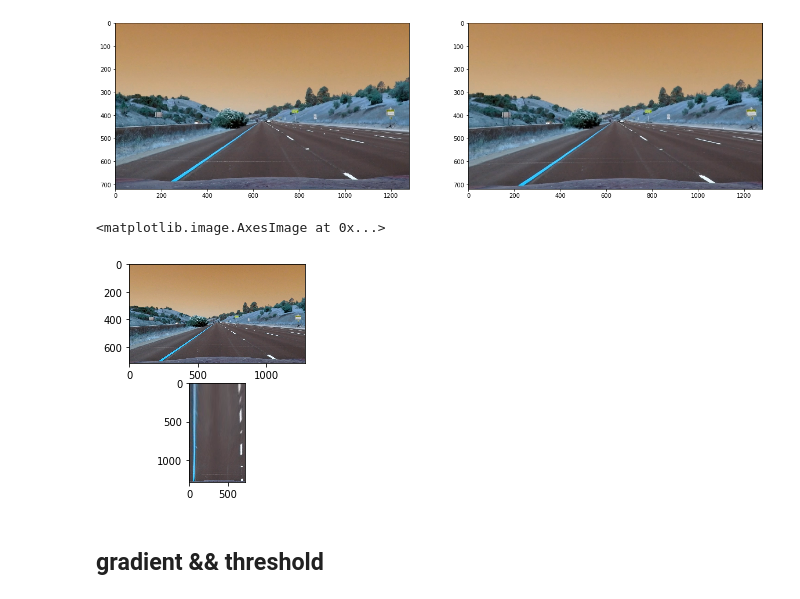
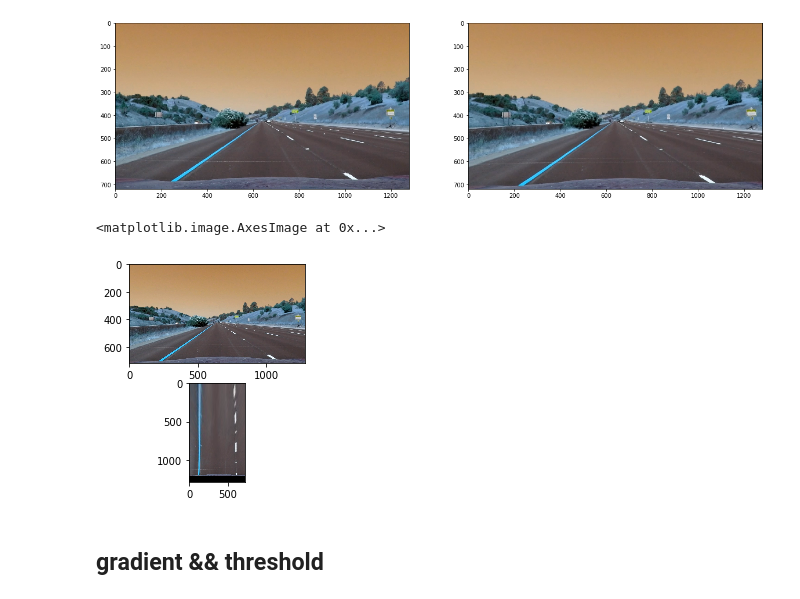
Before and after one commit to miaoyanlearningcode/CarND-Advanced-Lane-Lines, a Jupyter notebook: advanced_laneDetection.ipynb, the cells around one changed output. Cells and saved outputs as stored; diff of their text form; code cells hidden in the pictures.

```diff
--- a/advanced_laneDetection.ipynb
+++ b/advanced_laneDetection.ipynb
@@ -81,23 +81,25 @@ ax2.imshow(undist)
 # %%
 #perspective transf
 nx = 1280
 ny = 720
 
 img = cv2.imread(test_images[0])
 undistorted = cv2.undistort(img, mtx, dist, None, mtx)
 plt.subplot(211)
 plt.imshow(undistorted, cmap='gray')
 
 src = np.float32([[585,450],[695,450],[1160,ny],[120,ny]])
-dst = np.float32([[0,0],[ny,0],[ny, nx],[0,nx]])
+dst = np.float32([[80,80],[ny-80,80],[ny-80, nx-80],[80,nx-80]])
+# dst = np.float32([[0,0],[ny,0],[ny, nx],[0,nx]])
+
 M    = cv2.getPerspectiveTransform(src, dst)
 Minv = cv2.getPerspectiveTransform(dst, src)
 warped = cv2.warpPerspective(undistorted, M, (img.shape[0], img.shape[1]), flags=cv2.INTER_LINEAR)
 plt.subplot(212)
 plt.imshow(warped, cmap='gray')
 # %% [output]
 <matplotlib.image.AxesImage at 0x...>
-[figure, old version]
+[figure, new version]
 # %% [markdown]
 ## gradient && threshold
 # %%
```
Also changed, not shown: parts of 3 cells of this notebook.
